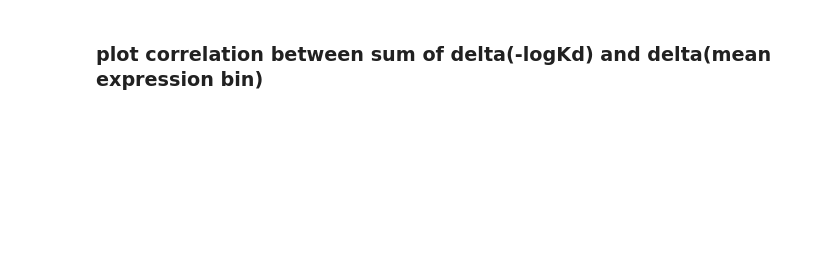
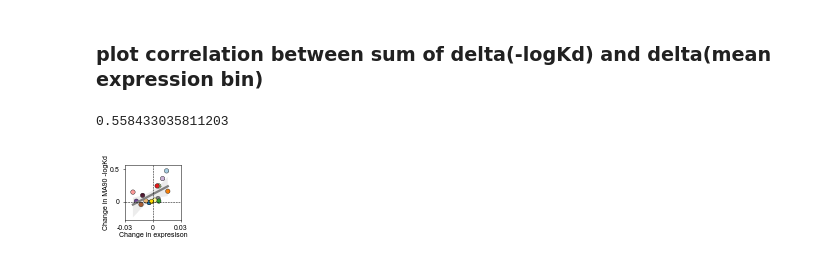
Before and after one commit to Ctharp17/CH65-comblib, a Jupyter notebook: Figures/Expression_figures/Expression_figures.ipynb, the cells around one changed output. Drawn from its saved outputs; the diff is of its cells as text; code cells hidden in the pictures; blank space fills up the shorter version.

```diff
--- a/Figures/Expression_figures/Expression_figures.ipynb
+++ b/Figures/Expression_figures/Expression_figures.ipynb
@@ -518,0 +319,8 @@ for pos in range(1,17):
+# %%
+#read in data for change in Kd
+toplot = pd.DataFrame(pd.read_csv('../../Kd_Inference/results_CH65/Kd_processed/dKd_summary.csv'),index=None)
+toplot['dExp_mean'] = Exp_dKd_mean
+toplot['dExp_sem'] = Exp_dKd_sem
+toplot['sum']=abs(toplot['MA90_dKd_mean'])+abs(toplot['SI06_dKd_mean'])+abs(toplot['G189E_dKd_mean'])
+toplot['total_err']=((toplot['MA90_dKd_sem'])**2+(toplot['SI06_dKd_sem'])**2+(toplot['G189E_dKd_sem'])**2)**(1/2)
+toplot
@@ -519,3 +345,40 @@ for pos in range(1,17):
 # %% [markdown]
 ### plot correlation between sum of delta(-logKd) and delta(mean expression bin)
+# %%
+plt.rcParams['font.sans-serif'] = "Arial"
+plt.rcParams['font.family'] = "sans-serif"
+plt.rcParams['axes.linewidth'] = 0.5
+flierprops = dict(marker='o', markersize=2)
+corr, _ = pearsonr(toplot['dExp_mean'], toplot['MA90_dKd_mean'])
+slope, intercept, r_value, p_value, std_err = scipy.stats.linregress(toplot['dExp_mean'], toplot['MA90_dKd_mean'])
+plt.figure(figsize=(1,1))
+ax = sns.scatterplot(x='dExp_mean', y='MA90_dKd_mean',data=toplot,hue='mutation_names',s=20,palette=colors,legend=False,edgecolor='black')
+
+# Find the x,y coordinates for each point
+x_coords = []
+y_coords = []
+for points in ax.collections:
+    for x, y in points.get_offsets():
+        x_coords.append(x)
+        y_coords.append(y)
+
+# Calculate the type of error to plot as the error bars
+# Make sure the order is the same as the points were looped over
+plt.errorbar(x_coords, y_coords, yerr=toplot['dExp_sem'],xerr=toplot['MA90_dKd_sem'], fmt=' ', zorder=-1,color='k',linewidth=0.5)
+
+
+
+sns.regplot(x='dExp_mean', y='MA90_dKd_mean',data=toplot, scatter=False, ax=ax,color='gray')
+plt.xlim(-0.03,0.03)
+plt.axhline(y=0,linestyle='dashed',linewidth=0.5,color='black')
+plt.axvline(x=0,linestyle='dashed',linewidth=0.5,color='black')
+plt.xlabel('Change in expresison',fontsize=7,labelpad=0.5)
+plt.ylabel('Change in MA90 -logKd',fontsize=7,labelpad=0.5)
+plt.xticks(ticks=[-0.03,0,0.03],labels=['-0.03','0','0.03'],fontsize=7)
+plt.yticks(ticks=[0,0.5],labels=['0','0.5'],fontsize=7)
+plt.savefig('images/CH65_deltaexp_kd_corr_MA90.png',transparent=True, dpi=600,bbox_inches='tight')
+print(corr)
+# %% [output]
+0.558433035811203
+[figure, added]
 # %%
```
Also changed, not shown: parts of 17 cells of this notebook, 44 other files.
